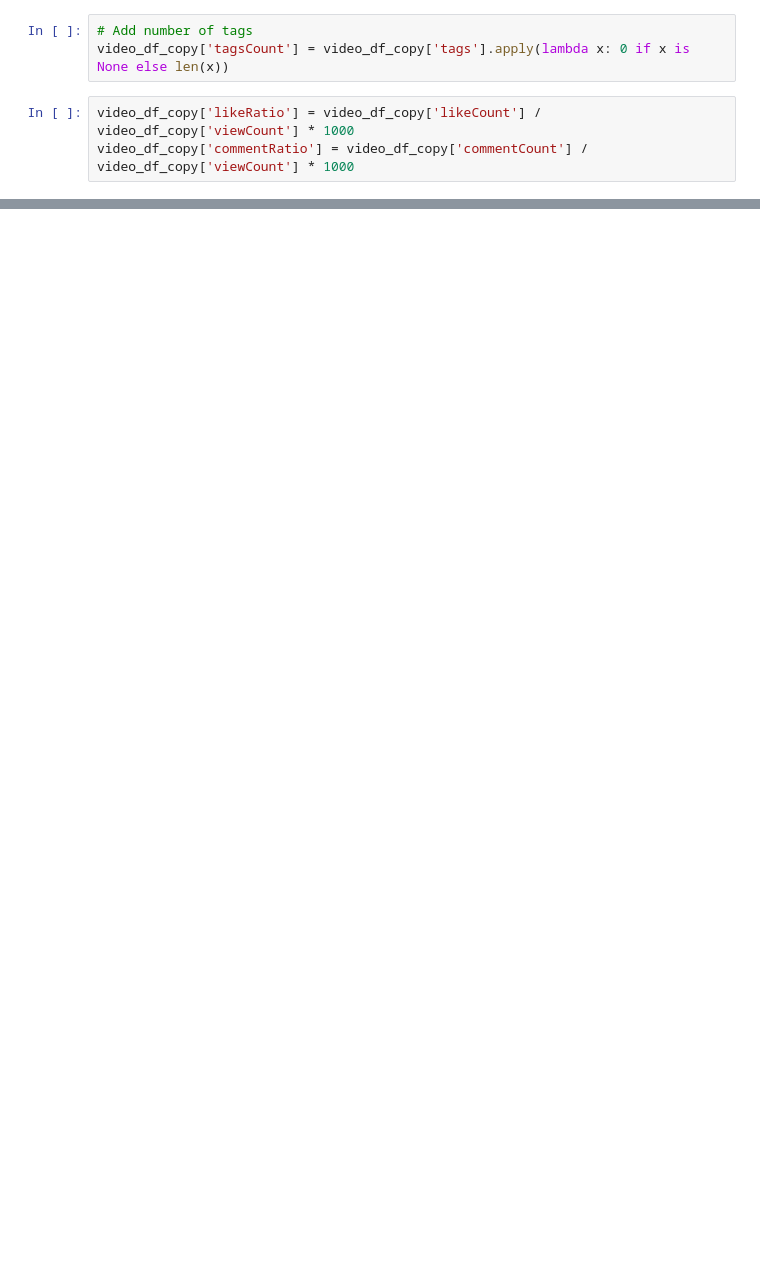
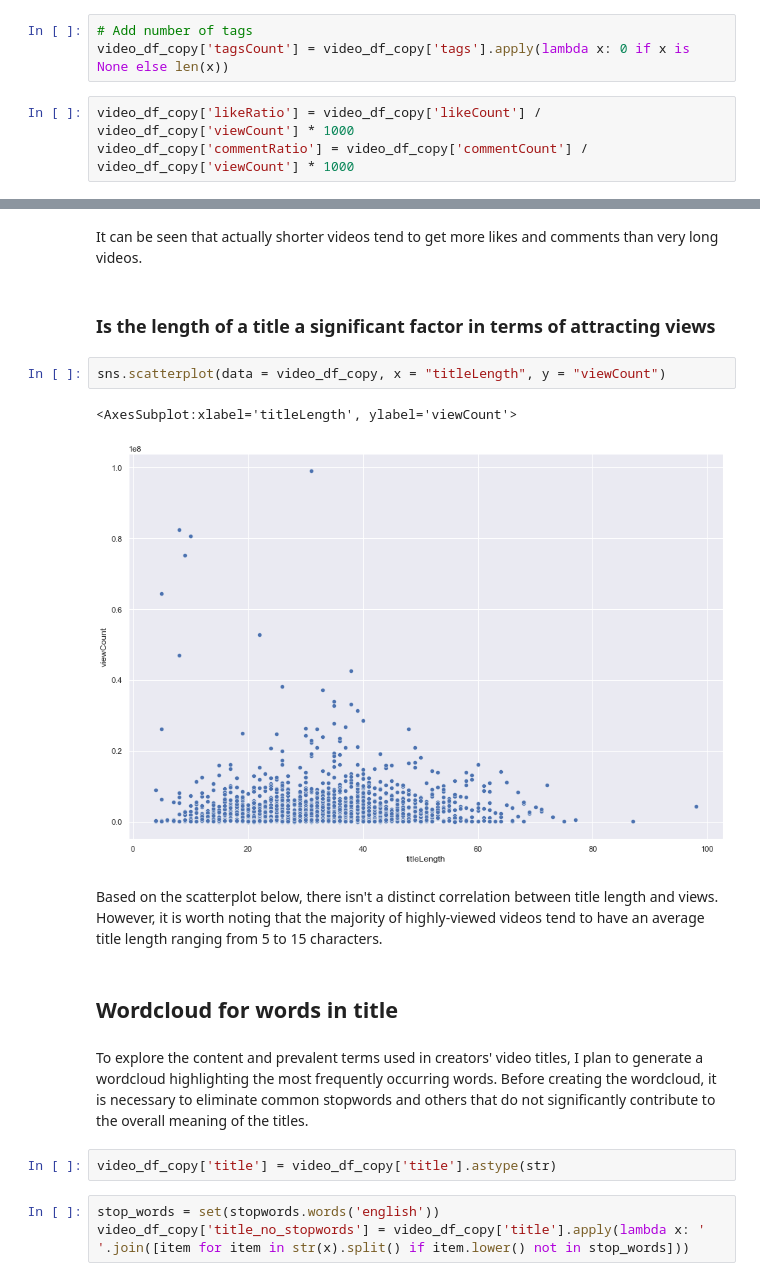
Before and after one commit to priyankagupta0/youtube-analysis, a Jupyter notebook: Untitled.ipynb, the cells around one changed output, grey strips where cells are left out. Cells and saved outputs as stored; diff of their text form; blank space fills up the shorter version.

```diff
--- a/Untitled.ipynb
+++ b/Untitled.ipynb
@@ -283,0 +449,20 @@ video_df_copy['commentRatio'] = video_df_copy['commentCount'] / video_df_copy['v
+# %% [markdown]
+It can be seen that actually shorter videos tend to get more likes and comments than very long videos.
+# %% [markdown]
+### Is the length of a title a significant factor in terms of attracting views
+# %%
+sns.scatterplot(data = video_df_copy, x = "titleLength", y = "viewCount")
+# %% [output]
+<AxesSubplot:xlabel='titleLength', ylabel='viewCount'>
+[figure, added]
+# %% [markdown]
+Based on the scatterplot below, there isn't a distinct correlation between title length and views. However, it is worth noting that the majority of highly-viewed videos tend to have an average title length ranging from 5 to 15 characters.
+# %% [markdown]
+## Wordcloud for words in title
+# %% [markdown]
+To explore the content and prevalent terms used in creators' video titles, I plan to generate a wordcloud highlighting the most frequently occurring words. Before creating the wordcloud, it is necessary to eliminate common stopwords and others that do not significantly contribute to the overall meaning of the titles.
+# %%
+video_df_copy['title'] = video_df_copy['title'].astype(str)
+# %%
+stop_words = set(stopwords.words('english'))
+video_df_copy['title_no_stopwords'] = video_df_copy['title'].apply(lambda x: ' '.join([item for item in str(x).split() if item.lower() not in stop_words]))
```
Also changed, not shown: parts of 41 cells of this notebook.
